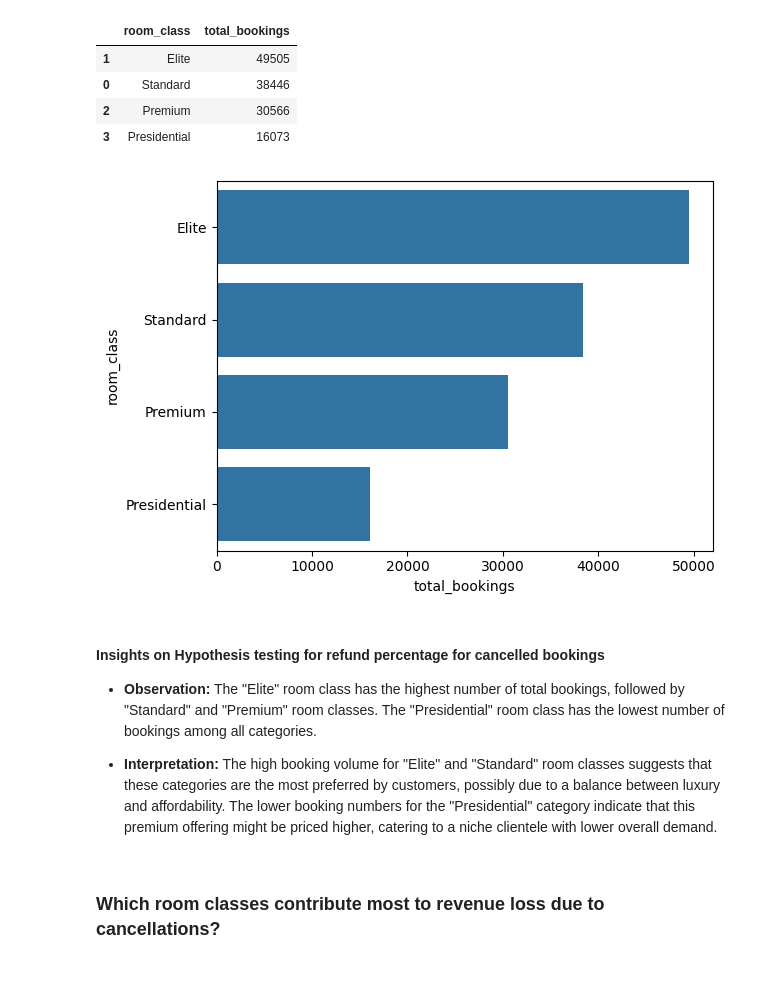
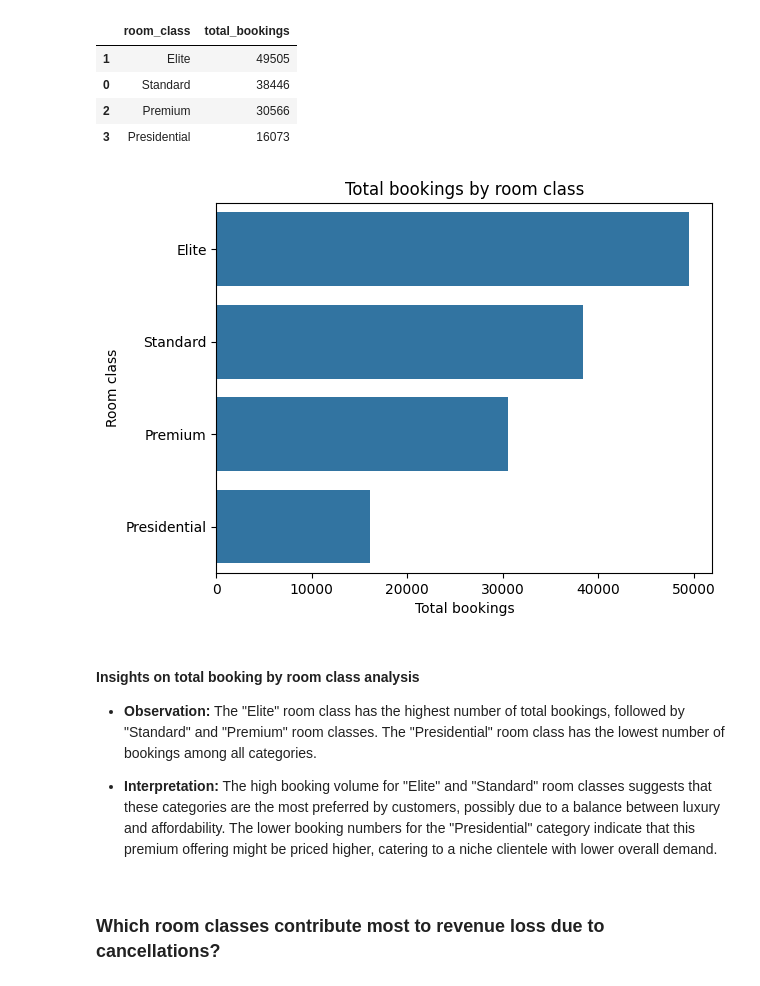
Before and after one commit to Bhuvi128/Hospitality-Revenue-Optimization-Data-analysis, a Jupyter notebook: Hospitality Revenue Optimzation.ipynb, the cells around one changed output. Saved outputs shown, nothing was run; the diff lists cells and outputs as text; code cells hidden in the pictures.

```diff
--- a/Hospitality Revenue Optimzation.ipynb
+++ b/Hospitality Revenue Optimzation.ipynb
@@ -378,11 +378,14 @@ room_class
 # %%
 # Plot total bookings by room class
 sns.barplot(data = room_class, x = 'total_bookings', y = 'room_class')
+plt.title("Total bookings by room class")
+plt.xlabel("Total bookings")
+plt.ylabel("Room class")
 plt.show()
 # %% [output]
-[figure, old version]
+[figure, new version]
 # %% [markdown]
-#### Insights on Hypothesis testing for refund percentage for cancelled bookings
+#### Insights on total booking by room class analysis
 
 - **Observation:**
   The "Elite" room class has the highest number of total bookings, followed by "Standard" and "Premium" room classes. The "Presidential" room class has the lowest number of bookings among all categories.
```
Also changed, not shown: parts of 12 cells of this notebook, 1 other file.
